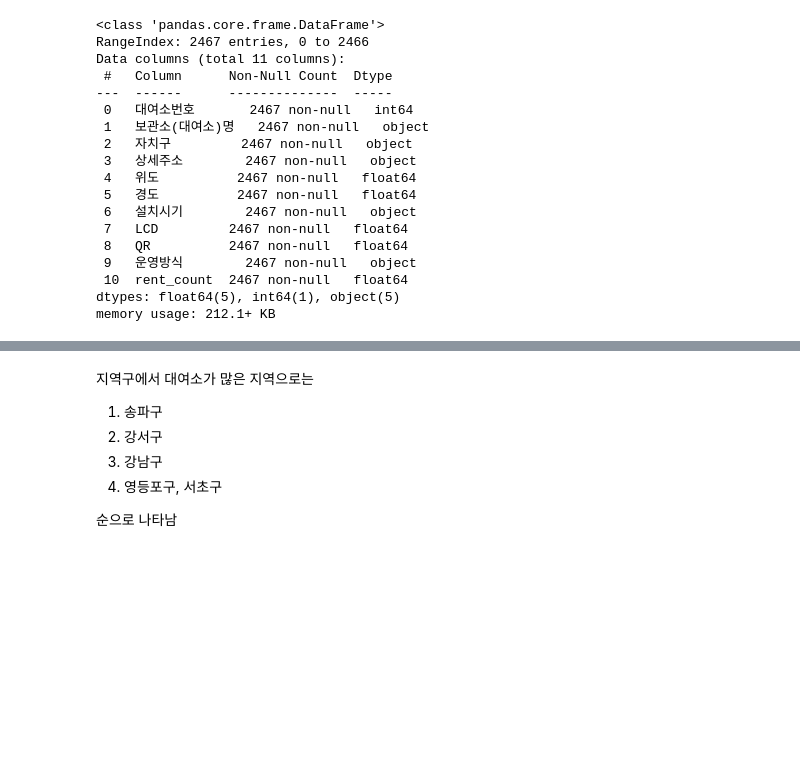
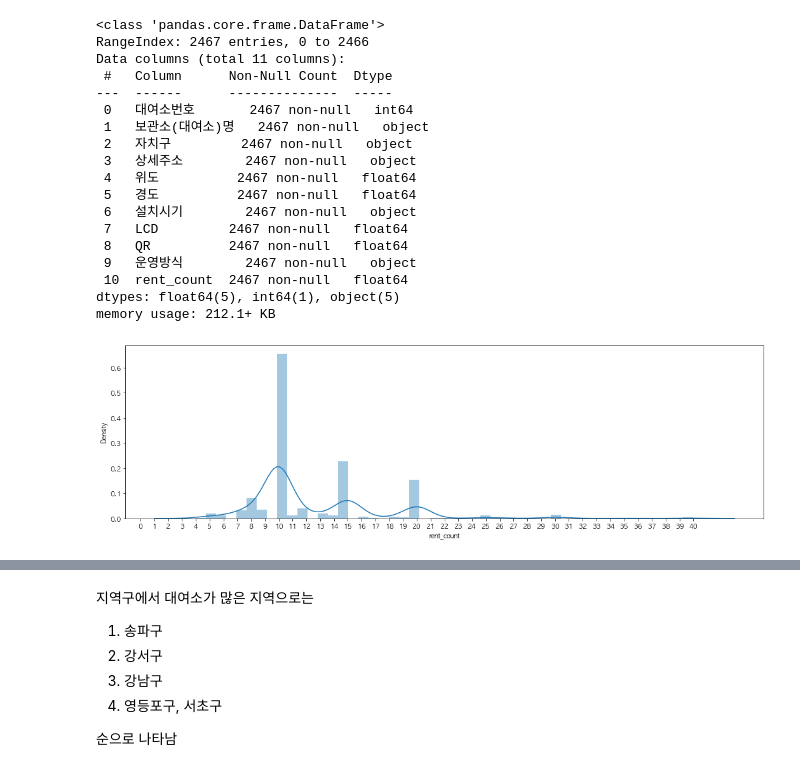
Before and after one commit to Markers/SC2_project, a Jupyter notebook: Src/time_rent.ipynb, the cells around one changed output, grey strips where cells are left out. Cells and saved outputs as stored; diff of their text form; code cells hidden in the pictures; blank space fills up the shorter version.

```diff
--- a/Src/time_rent.ipynb
+++ b/Src/time_rent.ipynb
@@ -80,3 +82,10 @@ Data columns (total 11 columns):
  10  rent_count  2467 non-null   float64
 dtypes: float64(5), int64(1), object(5)
 memory usage: 212.1+ KB
+# %%
+plt.figure(figsize=(18, 5))
+sns.distplot(rent_office['rent_count'])
+plt.xticks(range(0, 41))
+plt.show()
+# %% [output]
+[figure, added]
```
Also changed, not shown: parts of 23 cells of this notebook.
